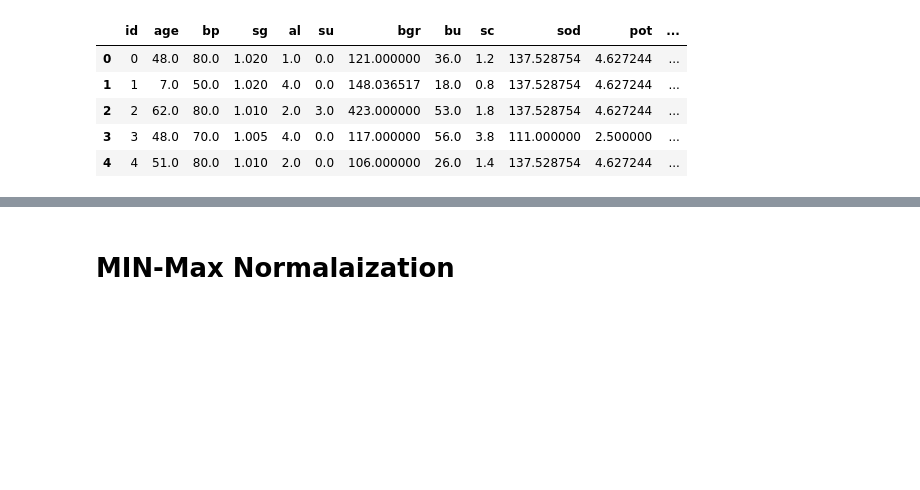
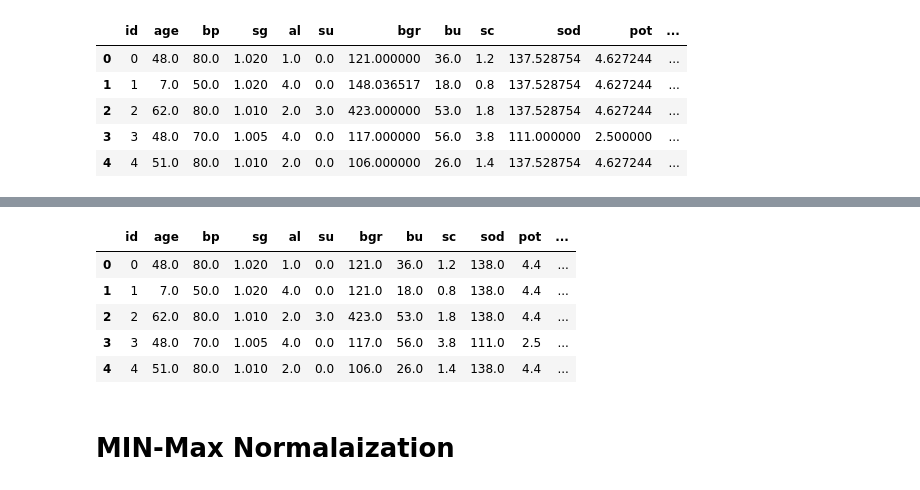
Before and after one commit to RifatEmam/Machine_Learning, a Jupyter notebook: Machine_Learning_Days_4_.ipynb, the cells around one changed output, grey strips where cells are left out. Saved outputs shown, nothing was run; the diff lists cells and outputs as text; code cells hidden in the pictures; blank space fills up the shorter version.

```diff
--- a/Machine_Learning_Days_4_.ipynb
+++ b/Machine_Learning_Days_4_.ipynb
@@ -647,3 +647,6 @@ data_1.head()
 | 4 | 4 | 51.0 | 80.0 | 1.010 | 2.0 | 0.0 | 106.000000 | 26.0 | 1.4 | 137.528754 | 4.627244 | ... |
 # %%
 data_1.to_csv("Fill_Missing_value_with_mean.csv")
+# %%
+data=pd.read_csv("/content/sample_data/kidney_disease (1).csv")
+data.head()
@@ -649,0 +702,14 @@ data_1.to_csv("Fill_Missing_value_with_mean.csv")
+# %%
+from sklearn import preprocessing
+label_encoder=preprocessing.LabelEncoder()
+data['rbc_le']=label_encoder.fit_transform(data['rbc'])
+data['pc_le']=label_encoder.fit_transform(data['pc'])
+data['pcc_le']=label_encoder.fit_transform(data['pcc'])
+data['ba_le']=label_encoder.fit_transform(data['ba'])
+data['htn_le']=label_encoder.fit_transform(data['htn'])
+data['dm_le']=label_encoder.fit_transform(data['dm'])
+data['cad_le']=label_encoder.fit_transform(data['cad'])
+data['appet_le']=label_encoder.fit_transform(data['appet'])
+data['pe_le']=label_encoder.fit_transform(data['pe'])
+data['ane_le']=label_encoder.fit_transform(data['ane'])
+data['classification_le']=label_encoder.fit_transform(data['classification'])
@@ -649,0 +725,2 @@ data_1.to_csv("Fill_Missing_value_with_mean.csv")
+# %%
+data_2= data.drop(['rbc','pc','pcc','ba','htn','dm','cad','appet','pe','ane','classification'], axis=1, errors='ignore')
@@ -649,0 +748,21 @@ data_1.to_csv("Fill_Missing_value_with_mean.csv")
+# %%
+data_2['age']  = data_2['age'].replace(np.nan, data_2['age'].median())
+data_2['bp']   = data_2['bp'].replace(np.nan, data_2['bp'].median())
+data_2['sg']   = data_2['sg'].replace(np.nan, data_2['sg'].median())
+data_2['al']   = data_2['al'].replace(np.nan, data_2['al'].median())
+data_2['su']   = data_2['su'].replace(np.nan, data_2['su'].median())
+data_2['bgr']  = data_2['bgr'].replace(np.nan, data_2['bgr'].median())
+data_2['bu']   = data_2['bu'].replace(np.nan, data_2['bu'].median())
+data_2['sc']   = data_2['sc'].replace(np.nan, data_2['sc'].median())
+data_2['sod']  = data_2['sod'].replace(np.nan, data_2['sod'].median())
+data_2['pot']  = data_2['pot'].replace(np.nan, data_2['pot'].median())
+data_2['hemo'] = data_2['hemo'].replace(np.nan, data_2['hemo'].median())
+# %%
+data_2.head()
+# %% [output]
+|  | id | age | bp | sg | al | su | bgr | bu | sc | sod | pot | ... |
+| 0 | 0 | 48.0 | 80.0 | 1.020 | 1.0 | 0.0 | 121.0 | 36.0 | 1.2 | 138.0 | 4.4 | ... |
+| 1 | 1 | 7.0 | 50.0 | 1.020 | 4.0 | 0.0 | 121.0 | 18.0 | 0.8 | 138.0 | 4.4 | ... |
+| 2 | 2 | 62.0 | 80.0 | 1.010 | 2.0 | 3.0 | 423.0 | 53.0 | 1.8 | 138.0 | 4.4 | ... |
+| 3 | 3 | 48.0 | 70.0 | 1.005 | 4.0 | 0.0 | 117.0 | 56.0 | 3.8 | 111.0 | 2.5 | ... |
+| 4 | 4 | 51.0 | 80.0 | 1.010 | 2.0 | 0.0 | 106.0 | 26.0 | 1.4 | 138.0 | 4.4 | ... |
```
Also changed, not shown: parts of 6 cells of this notebook.
